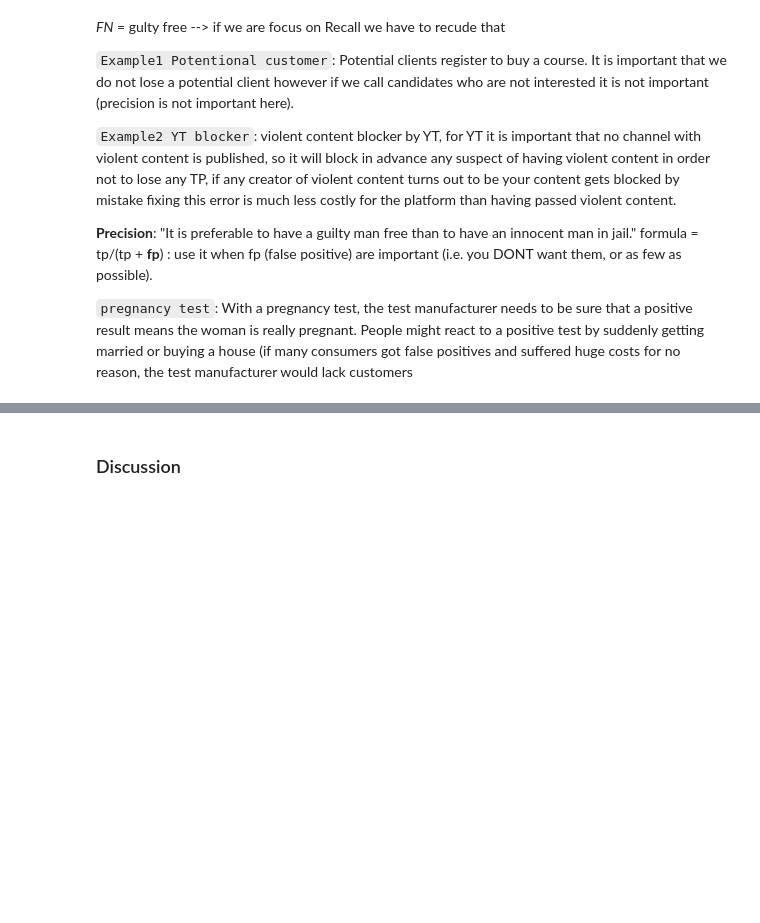
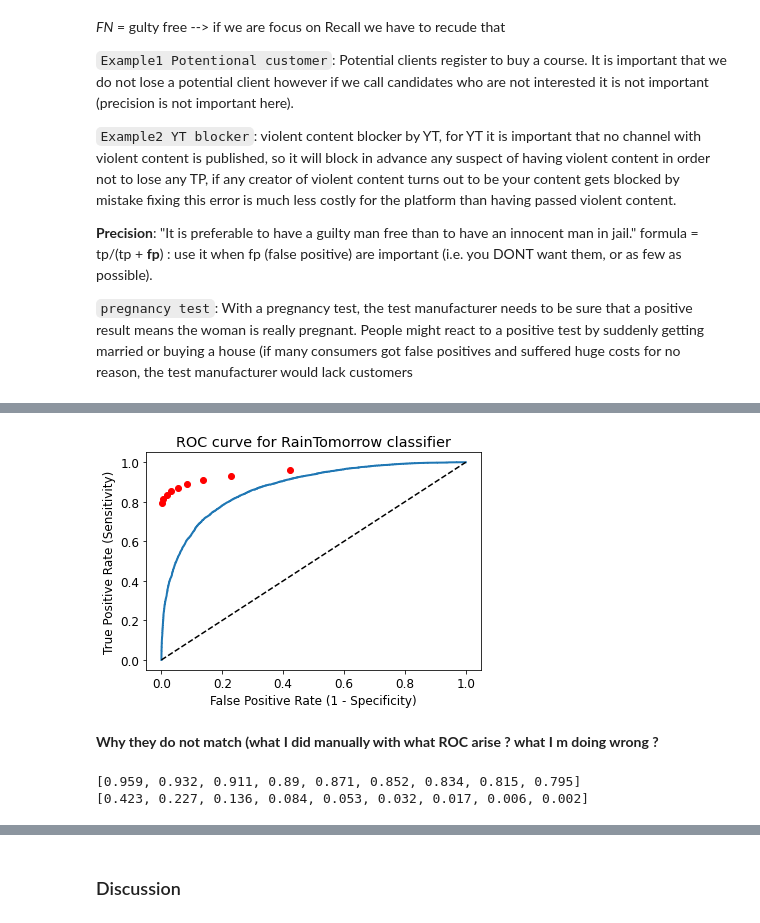
Before and after one commit to Enrique1987/Machine-Learning, a Jupyter notebook: 1_Classification_algorithms/01_Logistic_Regresion_Australian_Weather.ipynb, the cells around one changed output, grey strips where cells are left out. Drawn from its saved outputs; the diff is of its cells as text; code cells hidden in the pictures; blank space fills up the shorter version.

```diff
--- a/1_Classification_algorithms/01_Logistic_Regresion_Australian_Weather.ipynb
+++ b/1_Classification_algorithms/01_Logistic_Regresion_Australian_Weather.ipynb
@@ -799,0 +935,2 @@ def tunning_c_parameter_cm(min_value=0.001, max_value=100):
+# %%
+y_pred1 = y_pred1.reshape(-1, 1)  # row into column
@@ -799,0 +947,2 @@ def tunning_c_parameter_cm(min_value=0.001, max_value=100):
+# %%
+y_pred2 = binarize(y_pred1, 1/10)
@@ -799,0 +960,8 @@ def tunning_c_parameter_cm(min_value=0.001, max_value=100):
+# %%
+y_pred3 = np.where(y_pred2 == 1, 'Yes', 'No')
+# %%
+cm1 = confusion_matrix(y_test, y_pred3)
+
+print('Confusion matrix\n\n', cm1)
+recall = round(cm1[0,0] / (cm1[0,0] + cm1[1,0]), 4) # tp 7 (tp + fn)
+print("\nRecall:", recall)
@@ -799,0 +1085,35 @@ def tunning_c_parameter_cm(min_value=0.001, max_value=100):
+# %%
+# plot ROC Curve
+
+from sklearn.metrics import roc_curve
+
+fpr, tpr, thresholds = roc_curve(y_test, y_pred1, pos_label = 'Yes')
+
+plt.figure(figsize=(6, 4))
+
+plt.plot(fpr, tpr, linewidth=2)
+
+plt.plot([0, 1], [0, 1], 'k--' )
+
+plt.rcParams['font.size'] = 12
+
+plt.title('ROC curve for RainTomorrow classifier')
+
+plt.xlabel('False Positive Rate (1 - Specificity)')
+
+plt.ylabel('True Positive Rate (Sensitivity)')
+
+ax = plt.subplot(1, 1, 1)
+ax.scatter(FP_rate, recall_list,  c='red')
+
+plt.show()
+# %% [output]
+[figure, added]
+# %% [markdown]
+**Why they do not match (what I did manually with what ROC arise ? what I m doing wrong ?**
+# %%
+print(recall_list)
+print(FP_rate)
+# %% [output]
+[0.959, 0.932, 0.911, 0.89, 0.871, 0.852, 0.834, 0.815, 0.795]
+[0.423, 0.227, 0.136, 0.084, 0.053, 0.032, 0.017, 0.006, 0.002]
```
Also changed, not shown: parts of 59 cells of this notebook.
